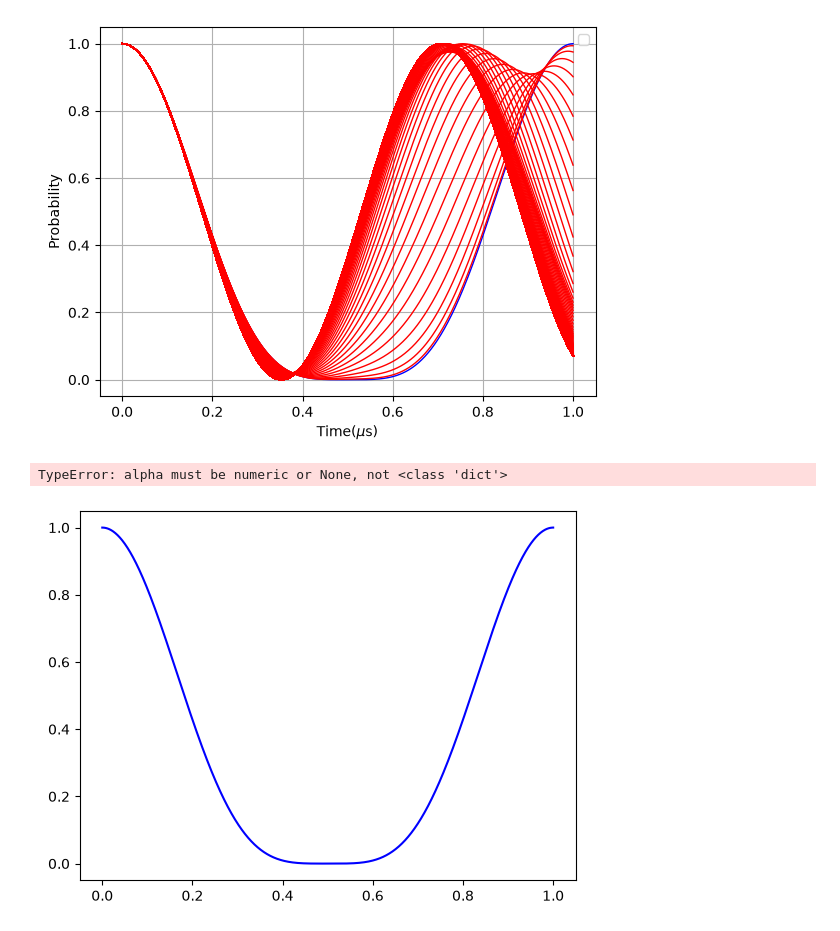
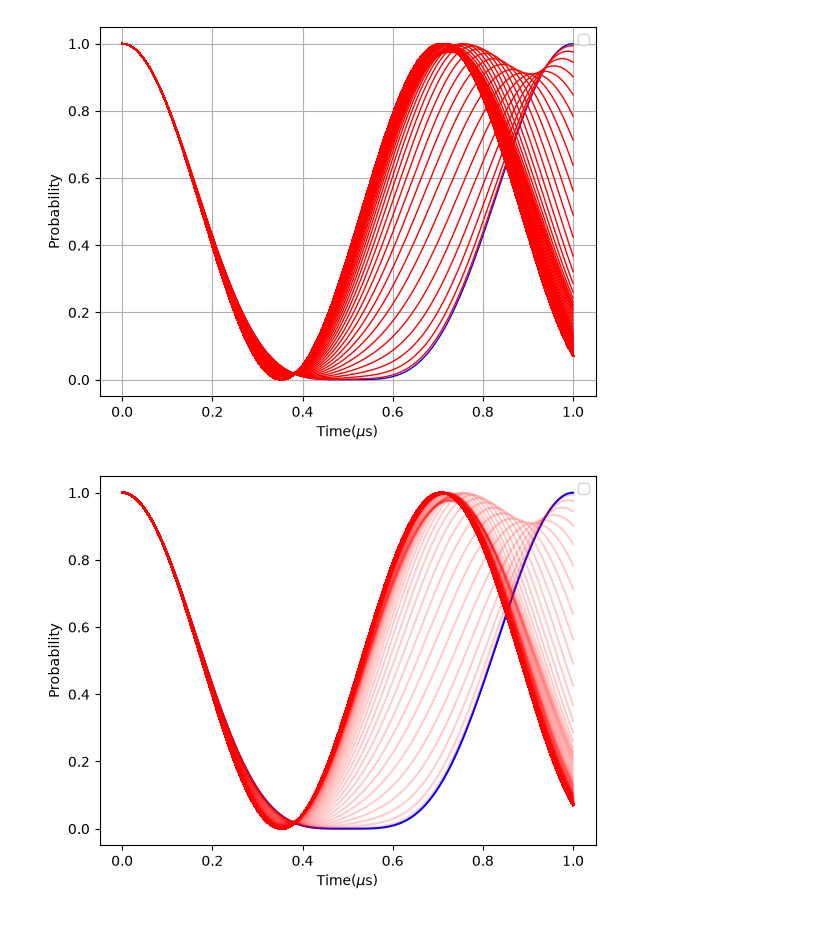
Before and after one commit to oscarfry05/Computing-Project, a Jupyter notebook: Milestone.ipynb, the cells around one changed output. Saved outputs shown, nothing was run; the diff lists cells and outputs as text; code cells hidden in the pictures.

```diff
--- a/Milestone.ipynb
+++ b/Milestone.ipynb
@@ -103,27 +103,25 @@ plt.show()
 # %%
 # Improved formatting
 # Plot the probability of 00 state for a range of V values
 V_values = np.linspace(0, 2*np.pi*100*10**6, 1000) # V values from 0 to 200pi MHz
 
 # for loop to plot over this range of V_values
 for V in V_values:
     H = hamiltonian(Omega, Delta, phi, V)
     states = solve_static(H, psi0, times)
     probabilities = np.abs(states)**2
     P00 = probabilities[:,0]
 
     if V == 0:
         plt.plot(times * 1e6, P00, color = 'blue')
 
     else:
-        alpha = {1:1.0, 10*10**3:0.6, 10*10**6:0.3}
-        plt.plot(times, P00, color = 'red', alpha = alpha)
+        plt.plot(times * 1e6, P00, color = 'red', alpha = 0.2)
 
 plt.xlabel('Time($\mu$s)')
 plt.ylabel('Probability')
-plt.grid(True)
+plt.grid(False)
 plt.legend()
 plt.show()
 # %% [output]
-TypeError: alpha must be numeric or None, not <class 'dict'>
-[figure, old version]
+[figure, new version]
```
Also changed, not shown: parts of 3 cells of this notebook.
